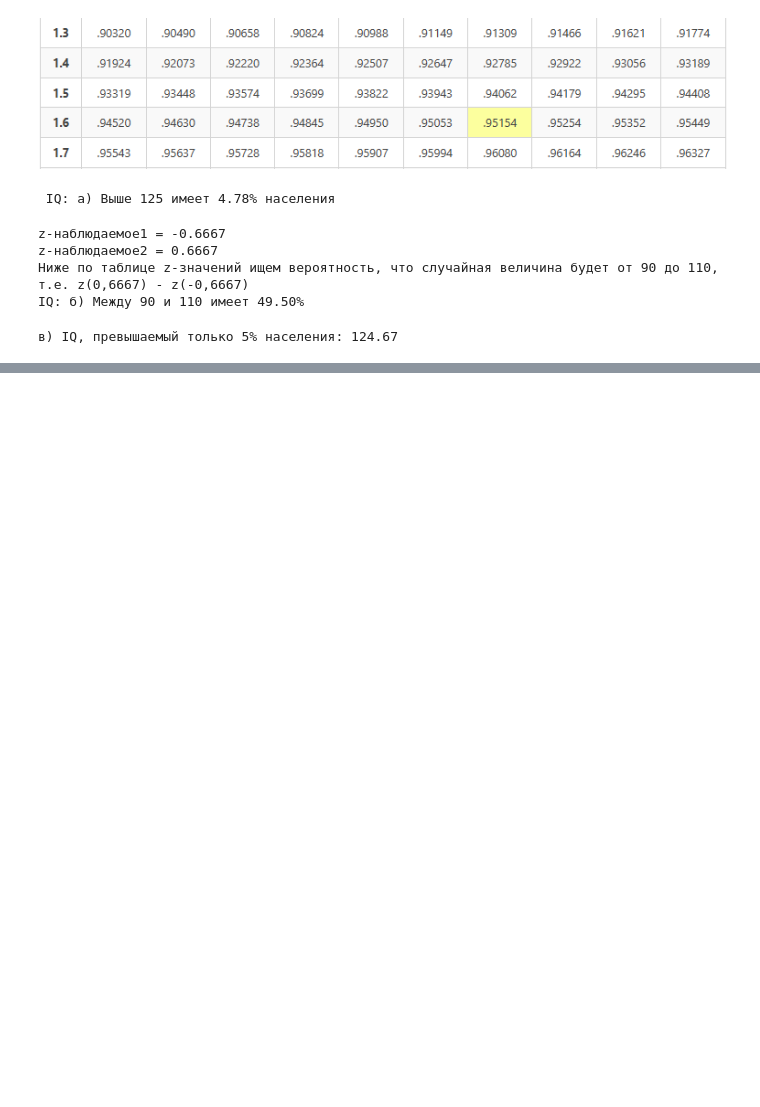
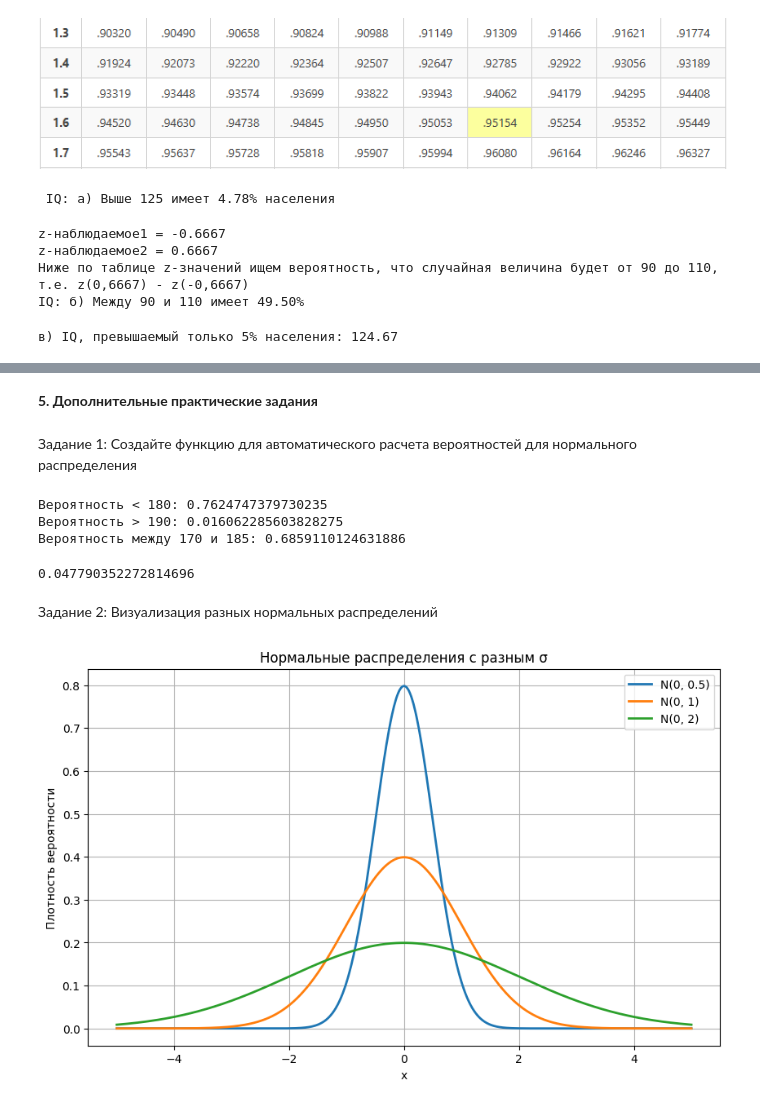
Before and after one commit to antipovaya/probability-theory-and-mathematical-statistics, a Jupyter notebook: Нормальное_распределение,Z_преобразование,Центральная_предельная_теорема.ipynb, the cells around one changed output, grey strips where cells are left out. Cells and saved outputs as stored; diff of their text form; code cells hidden in the pictures; blank space fills up the shorter version.

```diff
--- a/Нормальное_распределение,Z_преобразование,Центральная_предельная_теорема.ipynb
+++ b/Нормальное_распределение,Z_преобразование,Центральная_предельная_теорема.ipynb
@@ -355,0 +391,55 @@ print(f"в) IQ, превышаемый только 5% населения: {iq_v
+# %% [markdown]
+**5. Дополнительные практические задания**
+# %% [markdown]
+Задание 1: Создайте функцию для автоматического расчета вероятностей для нормального распределения
+# %%
+def normal_probability(mu, sigma, lower=None, upper=None):
+    """
+    Вычисляет вероятность для нормального распределения
+
+    Parameters:
+    mu, sigma: параметры распределения
+    lower: нижняя граница (если None, то -∞)
+    upper: верхняя граница (если None, то +∞)
+    """
+    if lower is None and upper is None:
+        return 1.0
+    elif upper is None:
+        return 1 - stats.norm.cdf((lower - mu) / sigma)
+    elif lower is None:
+        return stats.norm.cdf((upper - mu) / sigma)
+    else:
+        return (stats.norm.cdf((upper - mu) / sigma) -
+                stats.norm.cdf((lower - mu) / sigma))
+
+# Примеры использования
+print("Вероятность < 180:", normal_probability(175, 7, upper=180))
+print("Вероятность > 190:", normal_probability(175, 7, lower=190))
+print("Вероятность между 170 и 185:", normal_probability(175, 7, 170, 185))
+# %% [output]
+Вероятность < 180: 0.7624747379730235
+Вероятность > 190: 0.016062285603828275
+Вероятность между 170 и 185: 0.6859110124631886
+# %%
+print(normal_probability(100, 15, lower=125))
+# %% [output]
+0.047790352272814696
+# %% [markdown]
+Задание 2: Визуализация разных нормальных распределений
+# %%
+# Сравнение разных нормальных распределений
+x = np.linspace(-5, 5, 1000)
+
+plt.figure(figsize=(10, 6))
+for sigma in [0.5, 1, 2]:
+    plt.plot(x, stats.norm.pdf(x, 0, sigma),
+             label=f'N(0, {sigma})', linewidth=2)
+
+plt.title('Нормальные распределения с разным σ')
+plt.xlabel('x')
+plt.ylabel('Плотность вероятности')
+plt.legend()
+plt.grid(True)
+plt.show()
+# %% [output]
+[figure, added]
```
Also changed, not shown: parts of 2 cells of this notebook.
